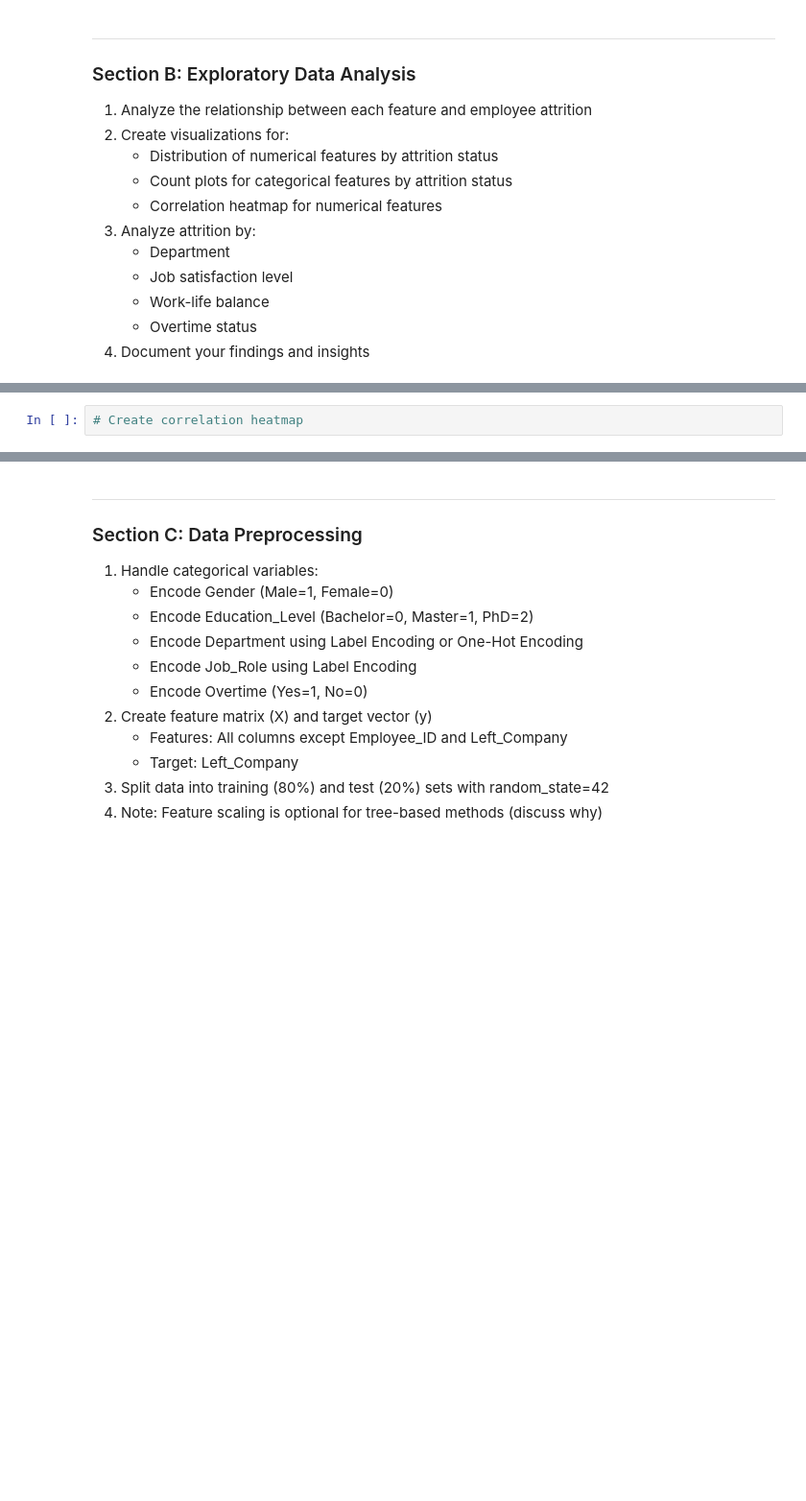
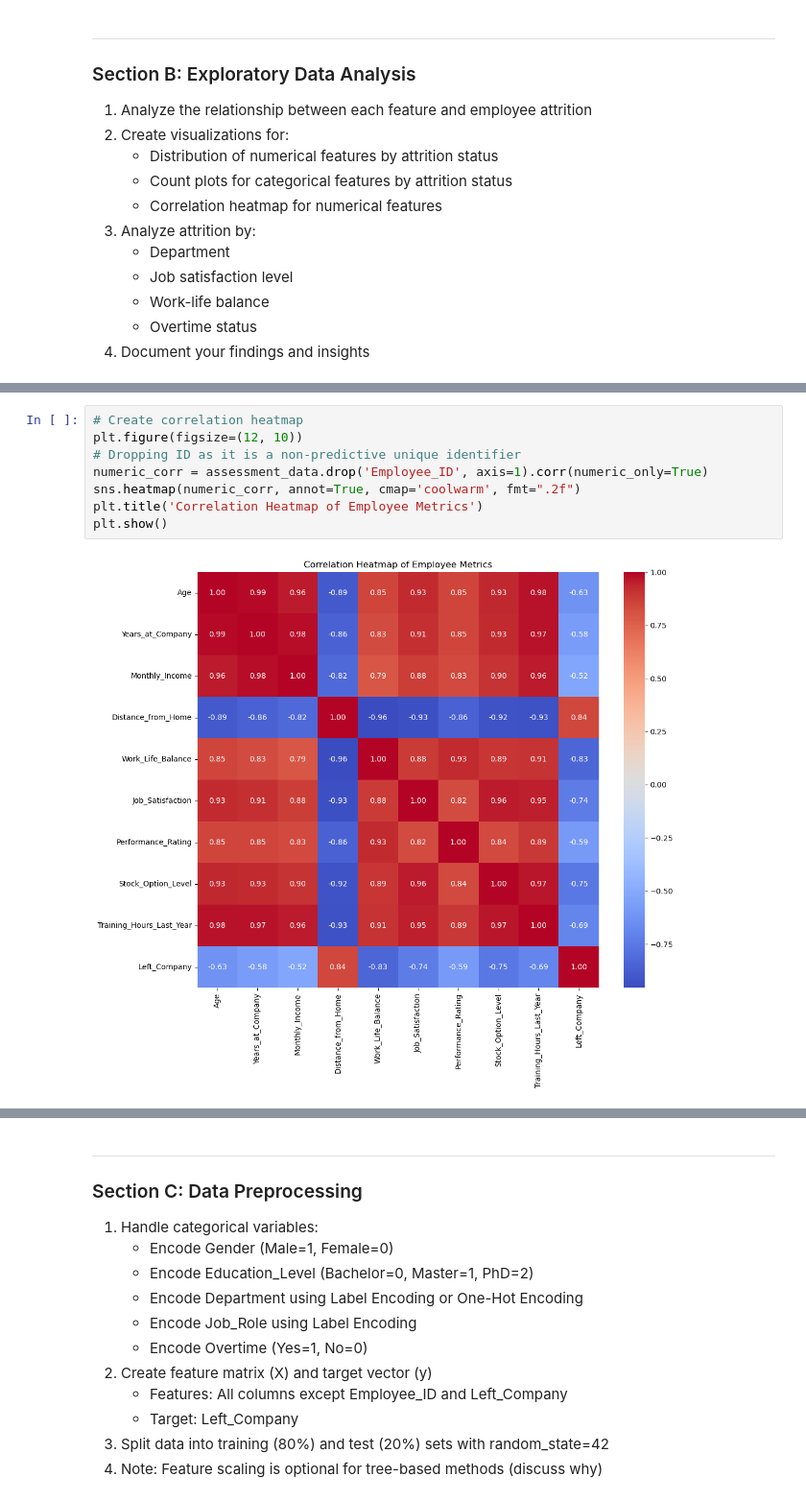
Before and after one commit to Blessing-Ekeh/dataraflow-week18-Classification--II-Decision-Trees-Random-Forests, a Jupyter notebook: Take Home.ipynb, the cells around one changed output, grey strips where cells are left out. Shown at 96% size. Saved outputs shown, nothing was run; the diff lists cells and outputs as text; blank space fills up the shorter version.

```diff
--- a/Take Home.ipynb
+++ b/Take Home.ipynb
@@ -1198,4 +1296,12 @@ This assessment evaluates your ability to apply all the tree-based classificatio
 # %%
 # Create correlation heatmap
+plt.figure(figsize=(12, 10))
+# Dropping ID as it is a non-predictive unique identifier
+numeric_corr = assessment_data.drop('Employee_ID', axis=1).corr(numeric_only=True)
+sns.heatmap(numeric_corr, annot=True, cmap='coolwarm', fmt=".2f")
+plt.title('Correlation Heatmap of Employee Metrics')
+plt.show()
+# %% [output]
+[figure, added]
 # %%
 # Analyze attrition by department and other key factors
```
Also changed, not shown: parts of 27 cells of this notebook.
